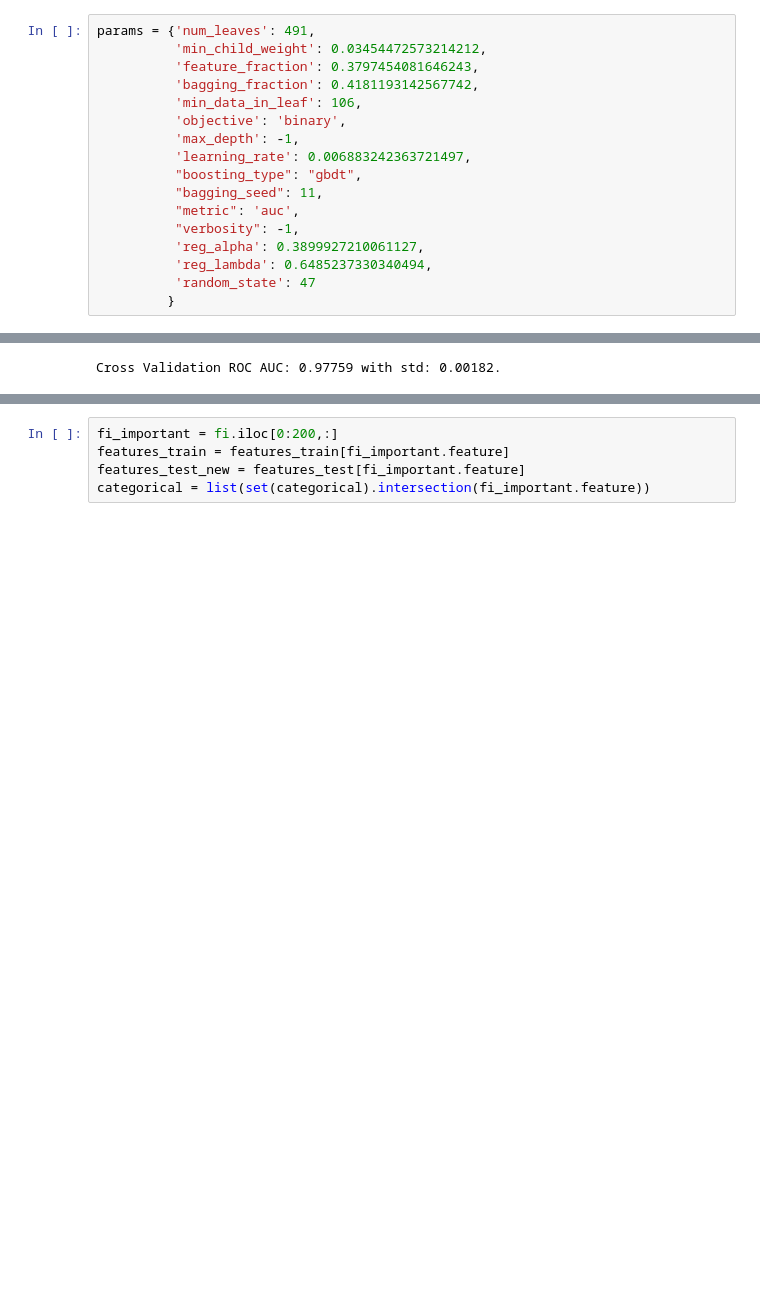
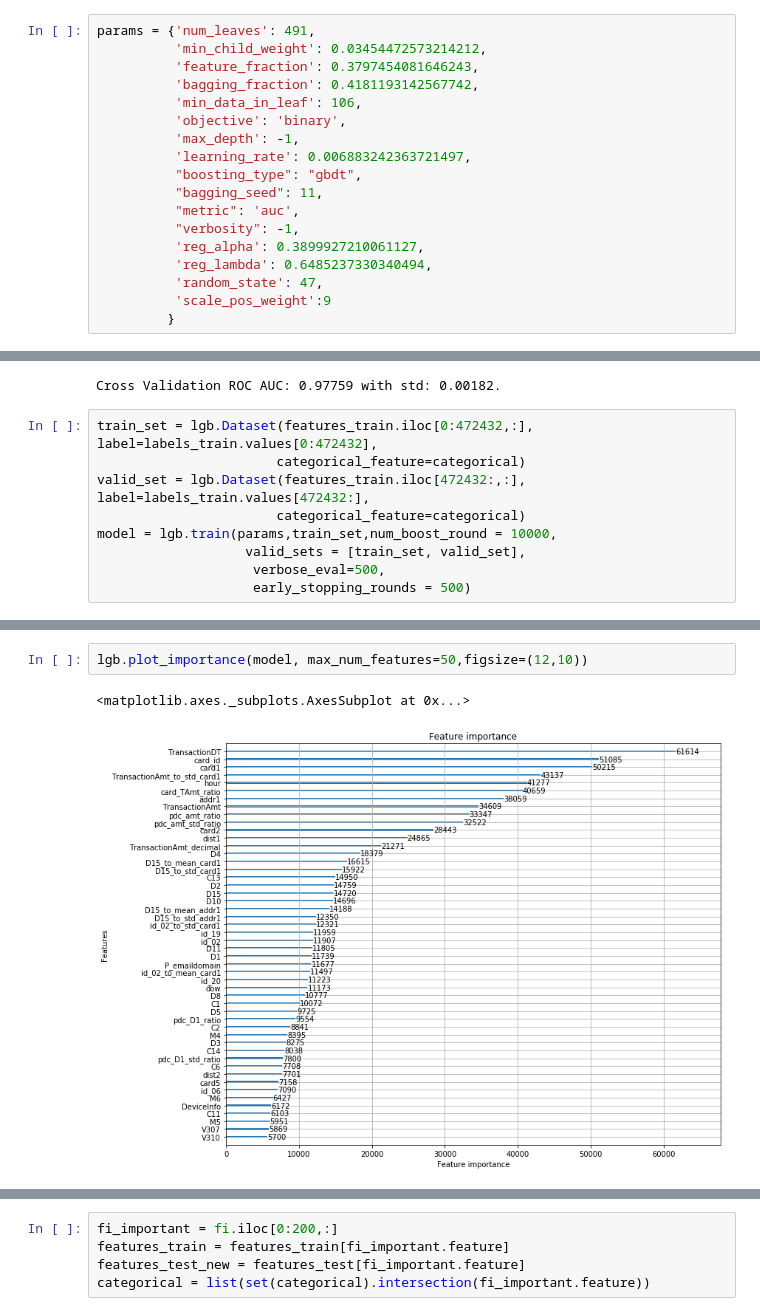
Before and after one commit to haataa/IEEE_CIS_Fraud_Detection, a Jupyter notebook: model_selection.ipynb, the cells around one changed output, grey strips where cells are left out. Cells and saved outputs as stored; diff of their text form; blank space fills up the shorter version.

```diff
--- a/model_selection.ipynb
+++ b/model_selection.ipynb
@@ -56,7 +56,8 @@ params = {'num_leaves': 491,
           "verbosity": -1,
           'reg_alpha': 0.3899927210061127,
           'reg_lambda': 0.6485237330340494,
-          'random_state': 47
+          'random_state': 47,
+          'scale_pos_weight':9
          }
 # %%
 params2 = {'num_leaves': 256,
@@ -86,3 +87,12 @@ print('Cross Validation ROC AUC: {:.5f} with std: {:.5f}.'.format(cv_results['au
                                                                                cv_results['auc-stdv'][-1]))
 # %% [output]
 Cross Validation ROC AUC: 0.97759 with std: 0.00182.
+# %%
+train_set = lgb.Dataset(features_train.iloc[0:472432,:], label=labels_train.values[0:472432],
+                       categorical_feature=categorical)
+valid_set = lgb.Dataset(features_train.iloc[472432:,:], label=labels_train.values[472432:],
+                       categorical_feature=categorical)
+model = lgb.train(params,train_set,num_boost_round = 10000,
+                   valid_sets = [train_set, valid_set],
+                    verbose_eval=500,
+                    early_stopping_rounds = 500)
@@ -89 +108,6 @@ Cross Validation ROC AUC: 0.97759 with std: 0.00182.
+# %%
+lgb.plot_importance(model, max_num_features=50,figsize=(12,10))
+# %% [output]
+<matplotlib.axes._subplots.AxesSubplot at 0x...>
+[figure, added]
 # %%
```
Also changed, not shown: parts of 5 cells of this notebook.
